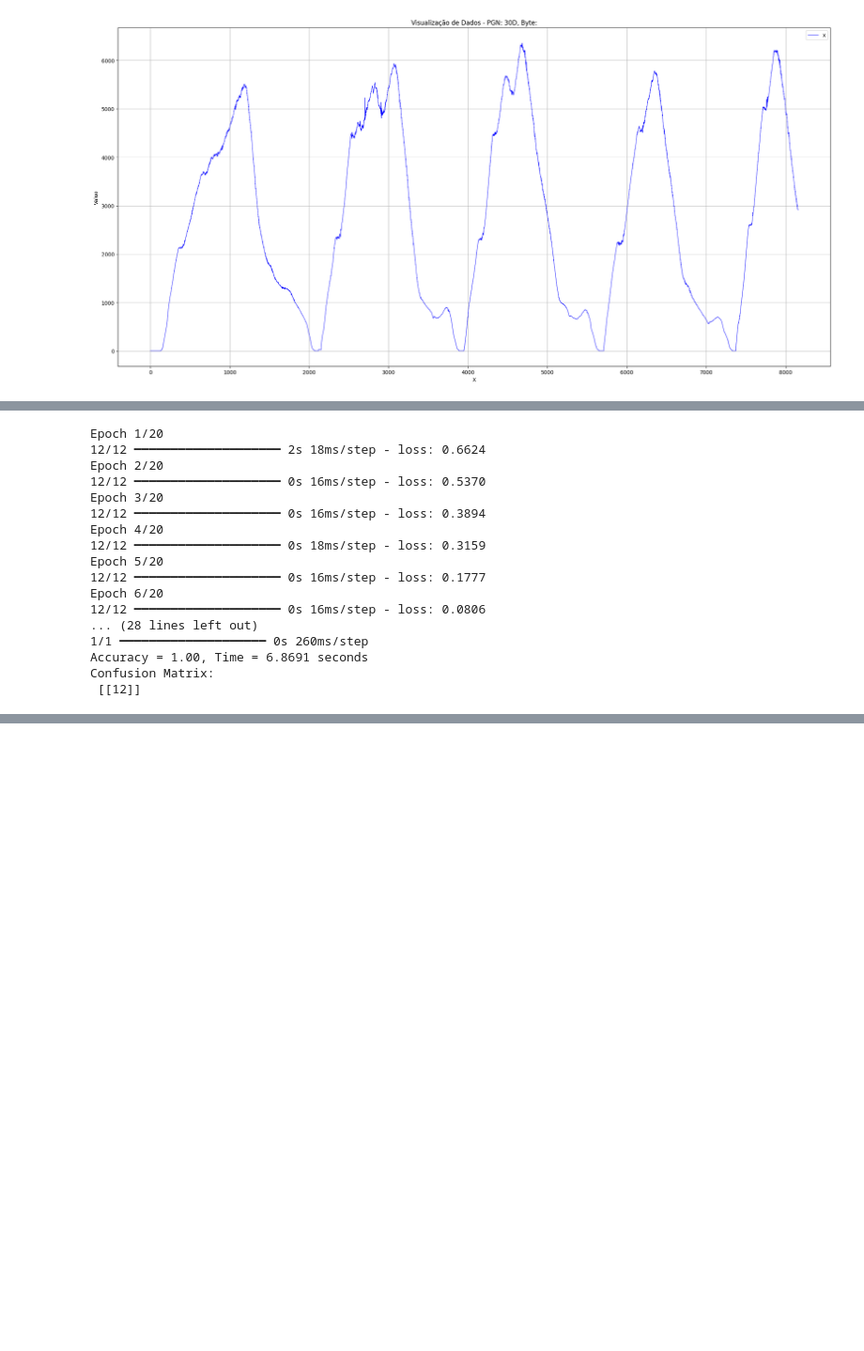
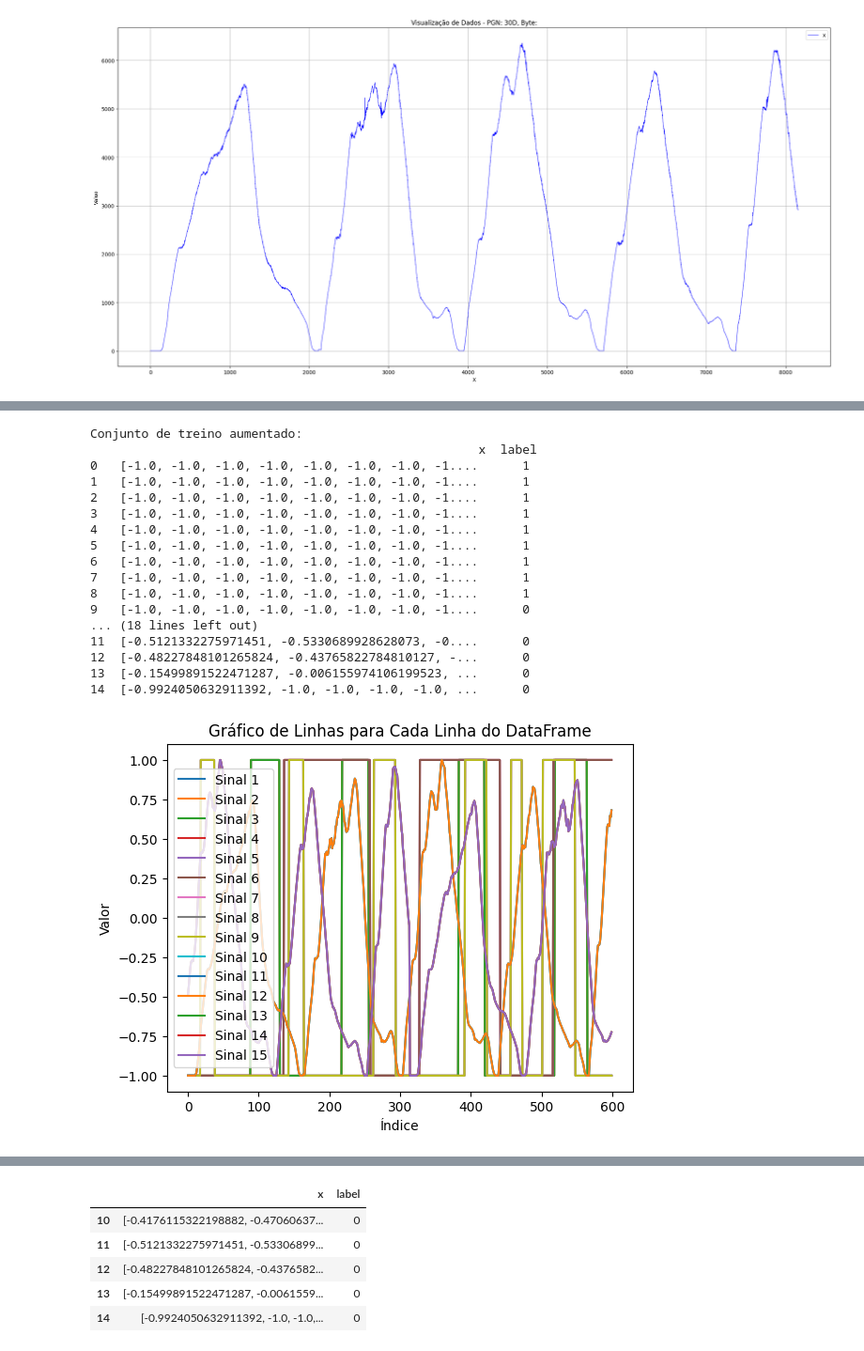
Before and after one commit to allanVvz/CSI-Can_Signal_Identifier, a Jupyter notebook: accelerationwaves.ipynb, the cells around one changed output, grey strips where cells are left out. Shown at 94% size. Saved outputs shown, nothing was run; the diff lists cells and outputs as text; code cells hidden in the pictures; blank space fills up the shorter version.

```diff
--- a/accelerationwaves.ipynb
+++ b/accelerationwaves.ipynb
@@ -479,20 +601,29 @@ def train_sequence_model(df):
-# %%
-model = train_sequence_model(train_df)
-# %% [output]
-Epoch 1/20
-12/12 ━━━━━━━━━━━━━━━━━━━━ 2s 18ms/step - loss: 0.6624
-Epoch 2/20
-12/12 ━━━━━━━━━━━━━━━━━━━━ 0s 16ms/step - loss: 0.5370
-Epoch 3/20
-12/12 ━━━━━━━━━━━━━━━━━━━━ 0s 16ms/step - loss: 0.3894
-Epoch 4/20
-12/12 ━━━━━━━━━━━━━━━━━━━━ 0s 18ms/step - loss: 0.3159
-Epoch 5/20
-12/12 ━━━━━━━━━━━━━━━━━━━━ 0s 16ms/step - loss: 0.1777
-Epoch 6/20
-12/12 ━━━━━━━━━━━━━━━━━━━━ 0s 16ms/step - loss: 0.0806
-... (28 lines left out)
-1/1 ━━━━━━━━━━━━━━━━━━━━ 0s 260ms/step
-Accuracy = 1.00, Time = 6.8691 seconds
-Confusion Matrix:
- [[12]]
+# %%
+df_train_augmented = augment_data(train_df, 0, 0)
+print("Conjunto de treino aumentado:\n", df_train_augmented)
+df_test_augmented= augment_data(train_df, 0.4, 0.8)
+print("Conjunto de treino aumentado:\n", df_test_augmented)
+
+plot_line_for_each_row(df_train_augmented)
+df_train_augmented.tail()
+plot_line_for_each_row(df_test_augmented)
+df_test_augmented.tail()
+# %% [output]
+Conjunto de treino aumentado:
+                                                     x  label
+0   [-1.0, -1.0, -1.0, -1.0, -1.0, -1.0, -1.0, -1....      1
+1   [-1.0, -1.0, -1.0, -1.0, -1.0, -1.0, -1.0, -1....      1
+2   [-1.0, -1.0, -1.0, -1.0, -1.0, -1.0, -1.0, -1....      1
+3   [-1.0, -1.0, -1.0, -1.0, -1.0, -1.0, -1.0, -1....      1
+4   [-1.0, -1.0, -1.0, -1.0, -1.0, -1.0, -1.0, -1....      1
+5   [-1.0, -1.0, -1.0, -1.0, -1.0, -1.0, -1.0, -1....      1
+6   [-1.0, -1.0, -1.0, -1.0, -1.0, -1.0, -1.0, -1....      1
+7   [-1.0, -1.0, -1.0, -1.0, -1.0, -1.0, -1.0, -1....      1
+8   [-1.0, -1.0, -1.0, -1.0, -1.0, -1.0, -1.0, -1....      1
+9   [-1.0, -1.0, -1.0, -1.0, -1.0, -1.0, -1.0, -1....      0
+... (18 lines left out)
+11  [-0.5121332275971451, -0.5330689928628073, -0....      0
+12  [-0.48227848101265824, -0.43765822784810127, -...      0
+13  [-0.15499891522471287, -0.006155974106199523, ...      0
+14  [-0.9924050632911392, -1.0, -1.0, -1.0, -1.0, ...      0
+[figure, added]
@@ -498,0 +631,6 @@ Confusion Matrix:
+|  | x | label |
+| 10 | [-0.4176115322198882, -0.47060637... | 0 |
+| 11 | [-0.5121332275971451, -0.53306899... | 0 |
+| 12 | [-0.48227848101265824, -0.4376582... | 0 |
+| 13 | [-0.15499891522471287, -0.0061559... | 0 |
+| 14 | [-0.9924050632911392, -1.0, -1.0,... | 0 |
```
Also changed, not shown: parts of 24 cells of this notebook, 3 other files.
